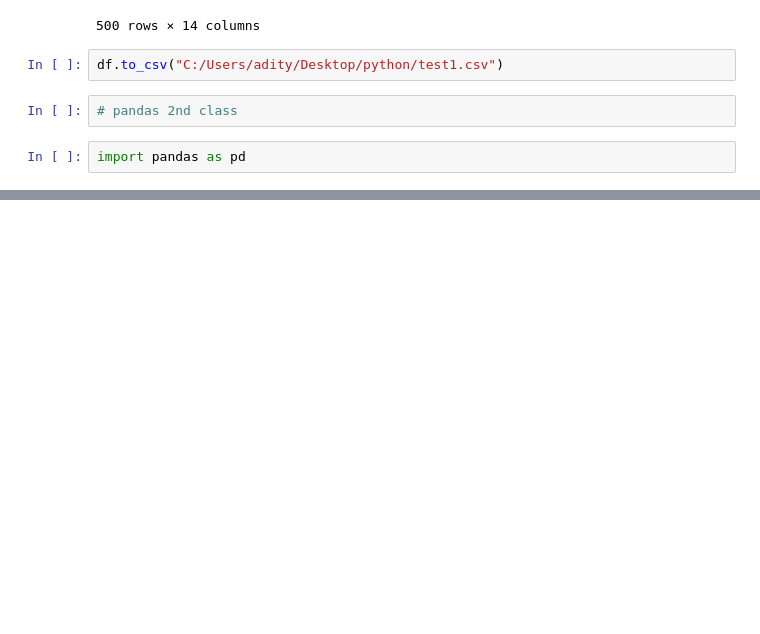
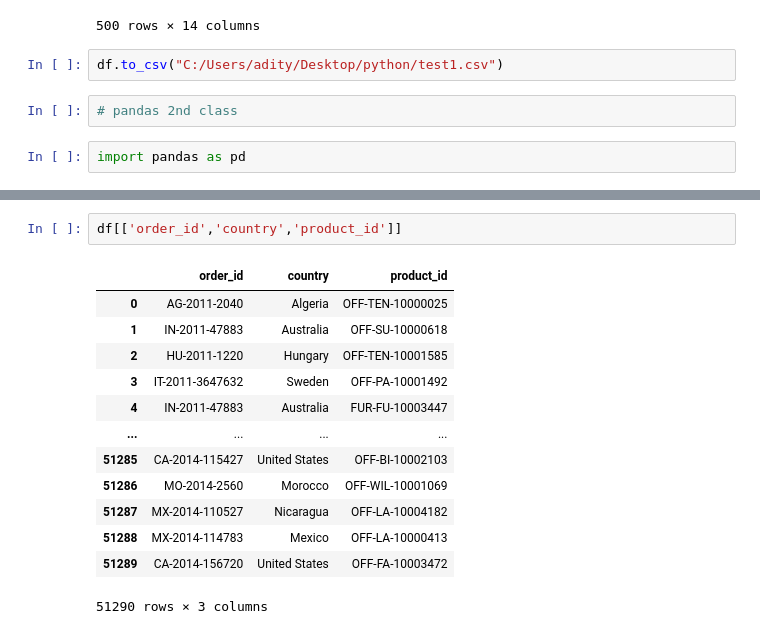
Before and after one commit to adityacs103/ineuron, a Jupyter notebook: pandas/pandas.ipynb, the cells around one changed output, grey strips where cells are left out. Saved outputs shown, nothing was run; the diff lists cells and outputs as text; blank space fills up the shorter version.

```diff
--- a/pandas/pandas.ipynb
+++ b/pandas/pandas.ipynb
@@ -242,0 +384,16 @@ pd.read_csv(r"")
+# %%
+df[['order_id','country','product_id']]
+# %% [output]
+|  | order_id | country | product_id |
+| 0 | AG-2011-2040 | Algeria | OFF-TEN-10000025 |
+| 1 | IN-2011-47883 | Australia | OFF-SU-10000618 |
+| 2 | HU-2011-1220 | Hungary | OFF-TEN-10001585 |
+| 3 | IT-2011-3647632 | Sweden | OFF-PA-10001492 |
+| 4 | IN-2011-47883 | Australia | FUR-FU-10003447 |
+| ... | ... | ... | ... |
+| 51285 | CA-2014-115427 | United States | OFF-BI-10002103 |
+| 51286 | MO-2014-2560 | Morocco | OFF-WIL-10001069 |
+| 51287 | MX-2014-110527 | Nicaragua | OFF-LA-10004182 |
+| 51288 | MX-2014-114783 | Mexico | OFF-LA-10000413 |
+| 51289 | CA-2014-156720 | United States | OFF-FA-10003472 |
+51290 rows × 3 columns
```
Also changed, not shown: parts of 25 cells of this notebook.
